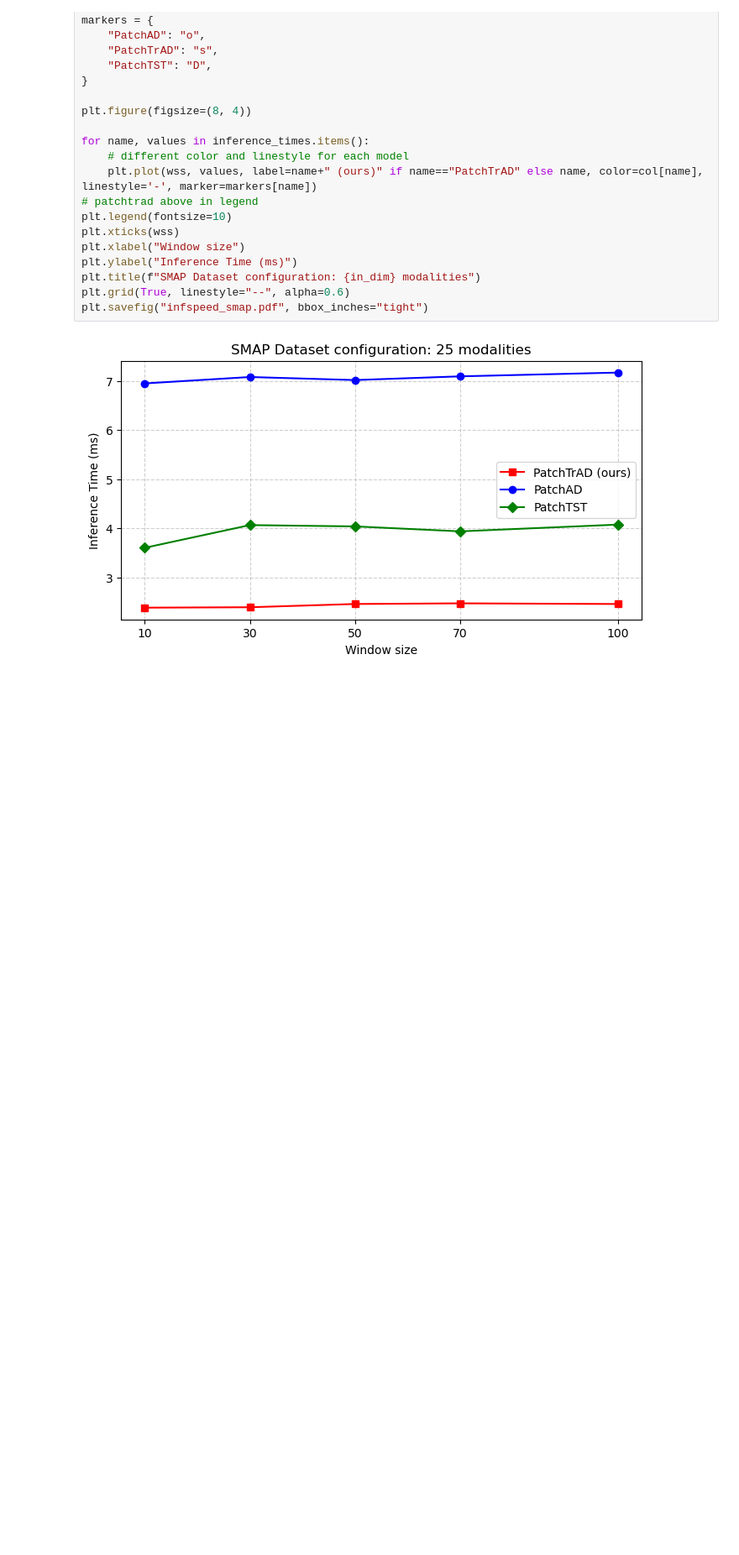
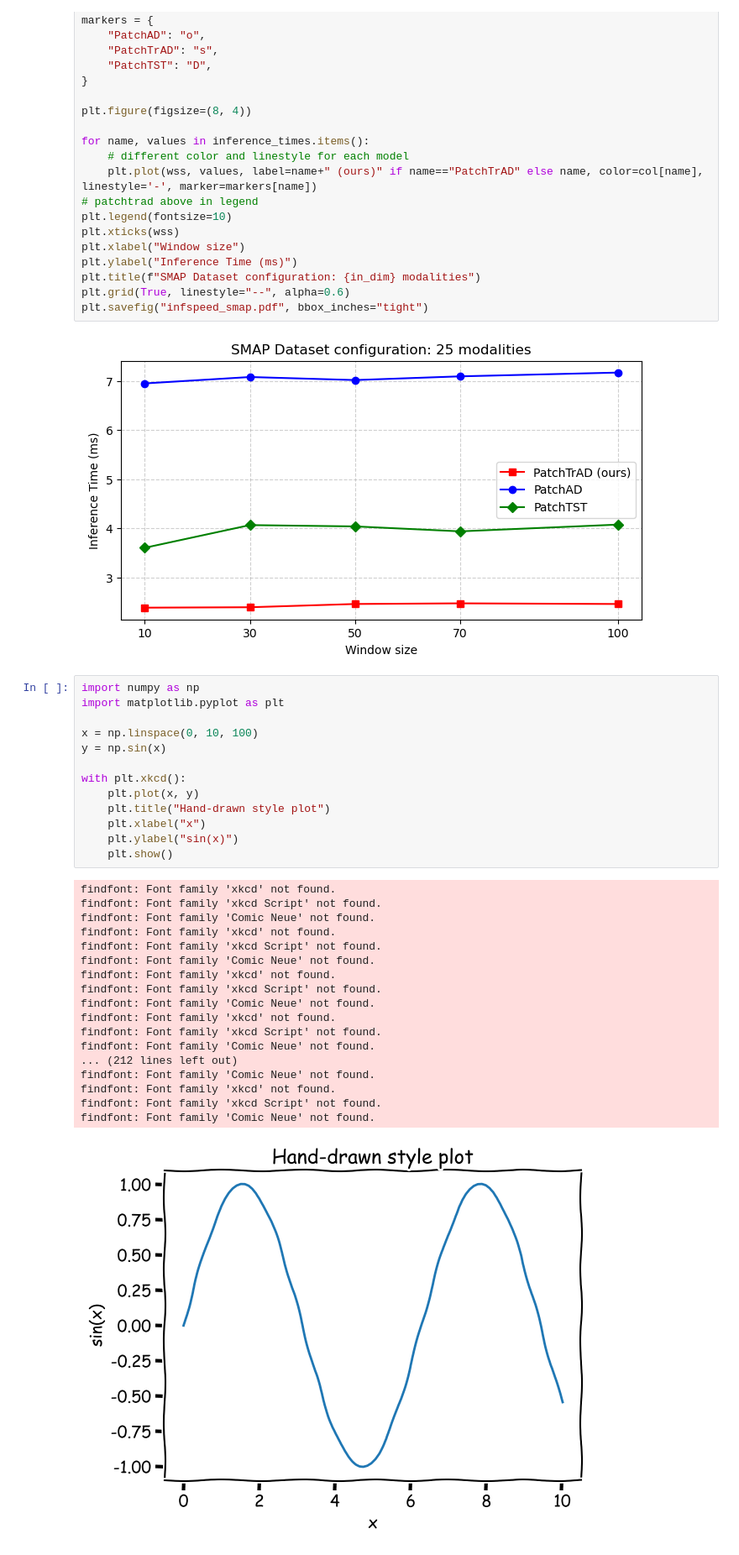
Before and after one commit to vilhess/DL4TSAD, a Jupyter notebook: visu.ipynb, the cells around one changed output. Shown at 84% size. Drawn from its saved outputs; the diff is of its cells as text; blank space fills up the shorter version.

```diff
--- a/visu.ipynb
+++ b/visu.ipynb
@@ -157,3 +165,35 @@ plt.grid(True, linestyle="--", alpha=0.6)
 plt.savefig("infspeed_smap.pdf", bbox_inches="tight")
 # %% [output]
 [figure]
+# %%
+import numpy as np
+import matplotlib.pyplot as plt
+
+x = np.linspace(0, 10, 100)
+y = np.sin(x)
+
+with plt.xkcd():
+    plt.plot(x, y)
+    plt.title("Hand-drawn style plot")
+    plt.xlabel("x")
+    plt.ylabel("sin(x)")
+    plt.show()
+# %% [output]
+findfont: Font family 'xkcd' not found.
+findfont: Font family 'xkcd Script' not found.
+findfont: Font family 'Comic Neue' not found.
+findfont: Font family 'xkcd' not found.
+findfont: Font family 'xkcd Script' not found.
+findfont: Font family 'Comic Neue' not found.
+findfont: Font family 'xkcd' not found.
+findfont: Font family 'xkcd Script' not found.
+findfont: Font family 'Comic Neue' not found.
+findfont: Font family 'xkcd' not found.
+findfont: Font family 'xkcd Script' not found.
+findfont: Font family 'Comic Neue' not found.
+... (212 lines left out)
+findfont: Font family 'Comic Neue' not found.
+findfont: Font family 'xkcd' not found.
+findfont: Font family 'xkcd Script' not found.
+findfont: Font family 'Comic Neue' not found.
+[figure, added]
```
Also changed, not shown: parts of 1 cell of this notebook, 15 other files.
